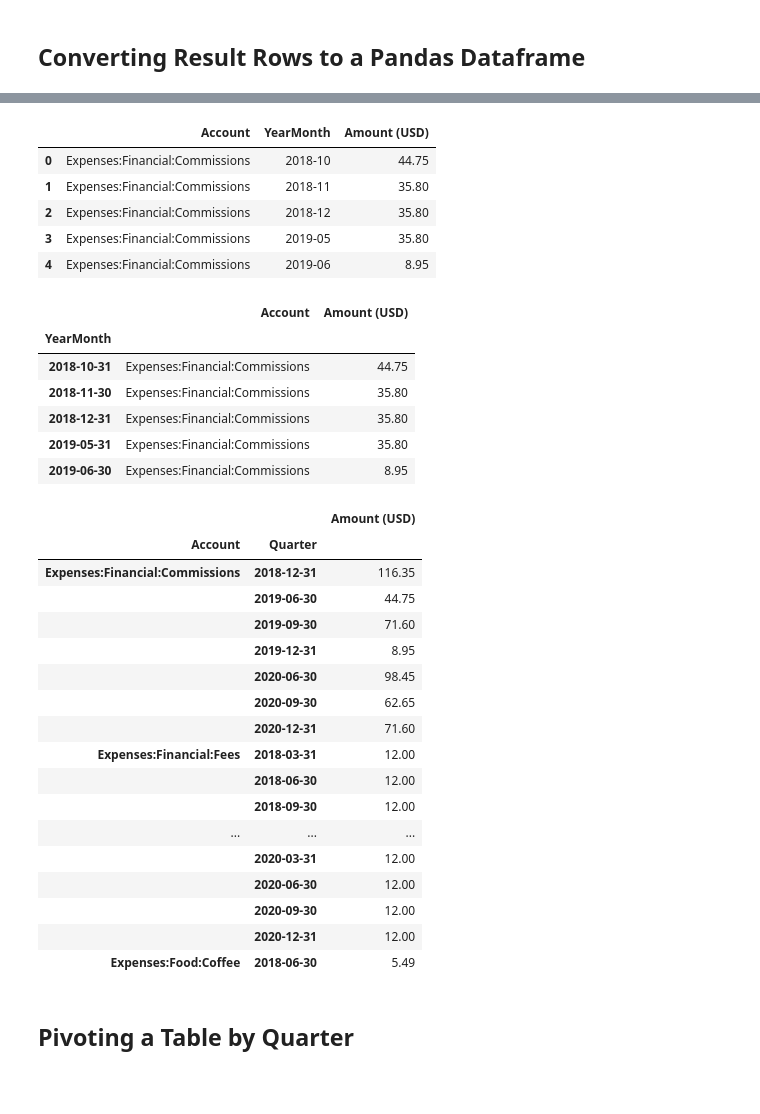
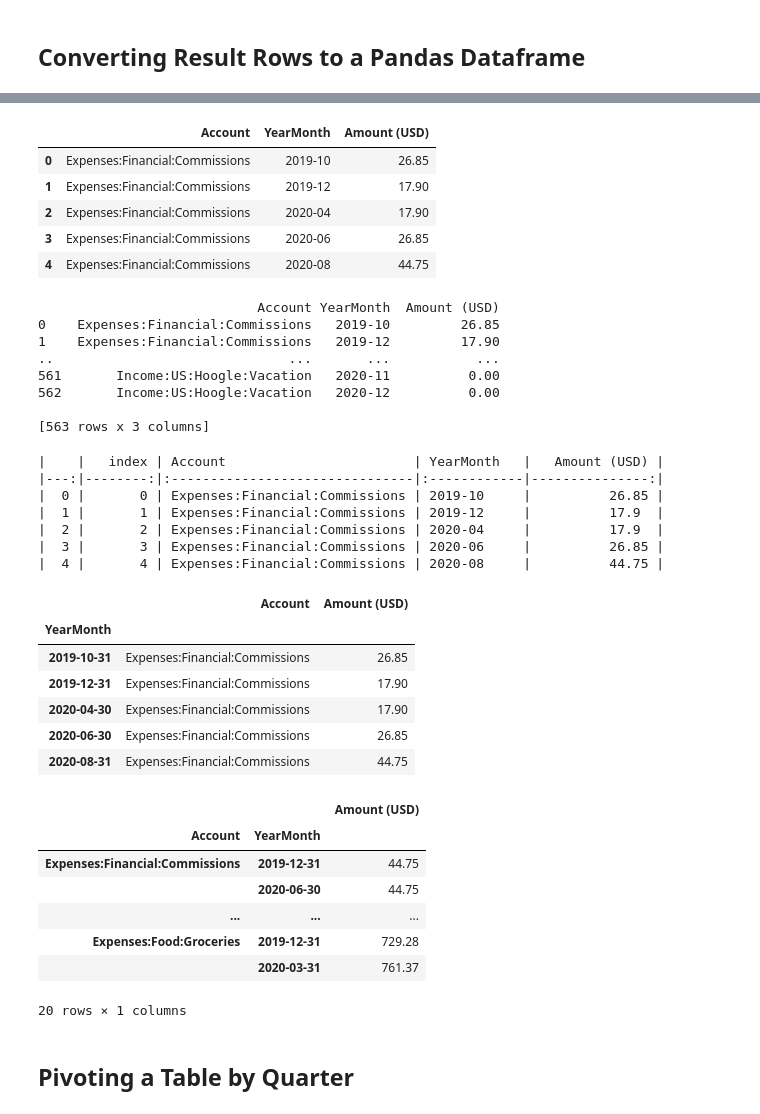
Before and after one commit to isabekov/beancount-multiperiod-reports, a Jupyter notebook: Notebooks/Beancount_Multiperiod_Reports_by_Quarter.ipynb, the cells around one changed output, grey strips where cells are left out. Drawn from its saved outputs; the diff is of its cells as text; code cells hidden in the pictures; blank space fills up the shorter version.

Commit message:
Dataframes are printed in markdown format.

```diff
--- a/Notebooks/Beancount_Multiperiod_Reports_by_Quarter.ipynb
+++ b/Notebooks/Beancount_Multiperiod_Reports_by_Quarter.ipynb
@@ -19,14 +19,15 @@ import os
 import numpy as np
 import pandas as pd
 pd.set_option('display.max_column', 15)
-pd.set_option('display.max_rows', 20)
-pd.set_option('display.max_seq_items',None)
+pd.set_option('display.max_rows', 5)
+pd.set_option("max_rows", 5)
+pd.set_option('display.max_seq_items', 5)
 pd.set_option('display.max_colwidth', 50000)
-pd.set_option('display.width', 5000000)
-pd.set_option('display.expand_frame_repr', True)
+pd.set_option('display.width', 500)
+#pd.set_option('display.expand_frame_repr', True)
 pd.set_option('display.notebook_repr_html', True)
 pd.set_option('precision', 2)
-pd.set_option('expand_frame_repr', True)
+#pd.set_option('expand_frame_repr', True)
 import squarify
 from matplotlib import pyplot as plt
 font = {'weight' : 'normal',
@@ -153,11 +133,32 @@ df = df[["Account", "YearMonth", "Amount ({})".format(currency)]]
 df.head()
 # %% [output]
 |  | Account | YearMonth | Amount (USD) |
-| 0 | Expenses:Financial:Commissions | 2018-10 | 44.75 |
-| 1 | Expenses:Financial:Commissions | 2018-11 | 35.80 |
-| 2 | Expenses:Financial:Commissions | 2018-12 | 35.80 |
-| 3 | Expenses:Financial:Commissions | 2019-05 | 35.80 |
-| 4 | Expenses:Financial:Commissions | 2019-06 | 8.95 |
+| 0 | Expenses:Financial:Commissions | 2019-10 | 26.85 |
+| 1 | Expenses:Financial:Commissions | 2019-12 | 17.90 |
+| 2 | Expenses:Financial:Commissions | 2020-04 | 17.90 |
+| 3 | Expenses:Financial:Commissions | 2020-06 | 26.85 |
+| 4 | Expenses:Financial:Commissions | 2020-08 | 44.75 |
+# %%
+print(df.__repr__())
+# %% [output]
+                            Account YearMonth  Amount (USD)
+0    Expenses:Financial:Commissions   2019-10         26.85
+1    Expenses:Financial:Commissions   2019-12         17.90
+..                              ...       ...           ...
+561       Income:US:Hoogle:Vacation   2020-11          0.00
+562       Income:US:Hoogle:Vacation   2020-12          0.00
+
+[563 rows x 3 columns]
+# %%
+print(df.head().reset_index().to_markdown())
+# %% [output]
+|    |   index | Account                        | YearMonth   |   Amount (USD) |
+|---:|--------:|:-------------------------------|:------------|---------------:|
+|  0 |       0 | Expenses:Financial:Commissions | 2019-10     |          26.85 |
+|  1 |       1 | Expenses:Financial:Commissions | 2019-12     |          17.9  |
+|  2 |       2 | Expenses:Financial:Commissions | 2020-04     |          17.9  |
+|  3 |       3 | Expenses:Financial:Commissions | 2020-06     |          26.85 |
+|  4 |       4 | Expenses:Financial:Commissions | 2020-08     |          44.75 |
 # %%
 df.index = pd.to_datetime(df["YearMonth"], format='%Y-%m') + pd.offsets.MonthEnd(0)
 df.drop(columns="YearMonth", inplace=True)
@@ -165,35 +166,24 @@ df.head()
 # %% [output]
 |  | Account | Amount (USD) |
 | YearMonth |  |  |
-| 2018-10-31 | Expenses:Financial:Commissions | 44.75 |
-| 2018-11-30 | Expenses:Financial:Commissions | 35.80 |
-| 2018-12-31 | Expenses:Financial:Commissions | 35.80 |
-| 2019-05-31 | Expenses:Financial:Commissions | 35.80 |
-| 2019-06-30 | Expenses:Financial:Commissions | 8.95 |
+| 2019-10-31 | Expenses:Financial:Commissions | 26.85 |
+| 2019-12-31 | Expenses:Financial:Commissions | 17.90 |
+| 2020-04-30 | Expenses:Financial:Commissions | 17.90 |
+| 2020-06-30 | Expenses:Financial:Commissions | 26.85 |
+| 2020-08-31 | Expenses:Financial:Commissions | 44.75 |
 # %%
-# Aggregate at quarter level
+# Aggregate at month level
 df = df.groupby(["Account", pd.Grouper(freq='Q')]).sum()
-df.index.rename(names = ["Account", "Quarter"], inplace=True)
 df.head(20)
 # %% [output]
 |  |  | Amount (USD) |
-| Account | Quarter |  |
-| Expenses:Financial:Commissions | 2018-12-31 | 116.35 |
-|  | 2019-06-30 | 44.75 |
-|  | 2019-09-30 | 71.60 |
-|  | 2019-12-31 | 8.95 |
-|  | 2020-06-30 | 98.45 |
-|  | 2020-09-30 | 62.65 |
-|  | 2020-12-31 | 71.60 |
-| Expenses:Financial:Fees | 2018-03-31 | 12.00 |
-|  | 2018-06-30 | 12.00 |
-|  | 2018-09-30 | 12.00 |
+| Account | YearMonth |  |
+| Expenses:Financial:Commissions | 2019-12-31 | 44.75 |
+|  | 2020-06-30 | 44.75 |
 | ... | ... | ... |
-|  | 2020-03-31 | 12.00 |
-|  | 2020-06-30 | 12.00 |
-|  | 2020-09-30 | 12.00 |
-|  | 2020-12-31 | 12.00 |
-| Expenses:Food:Coffee | 2018-06-30 | 5.49 |
+| Expenses:Food:Groceries | 2019-12-31 | 729.28 |
+|  | 2020-03-31 | 761.37 |
+20 rows × 1 columns
 # %% [markdown]
 ## Pivoting a Table by Quarter
 # %%
```
Also changed, not shown: parts of 28 cells of this notebook.
